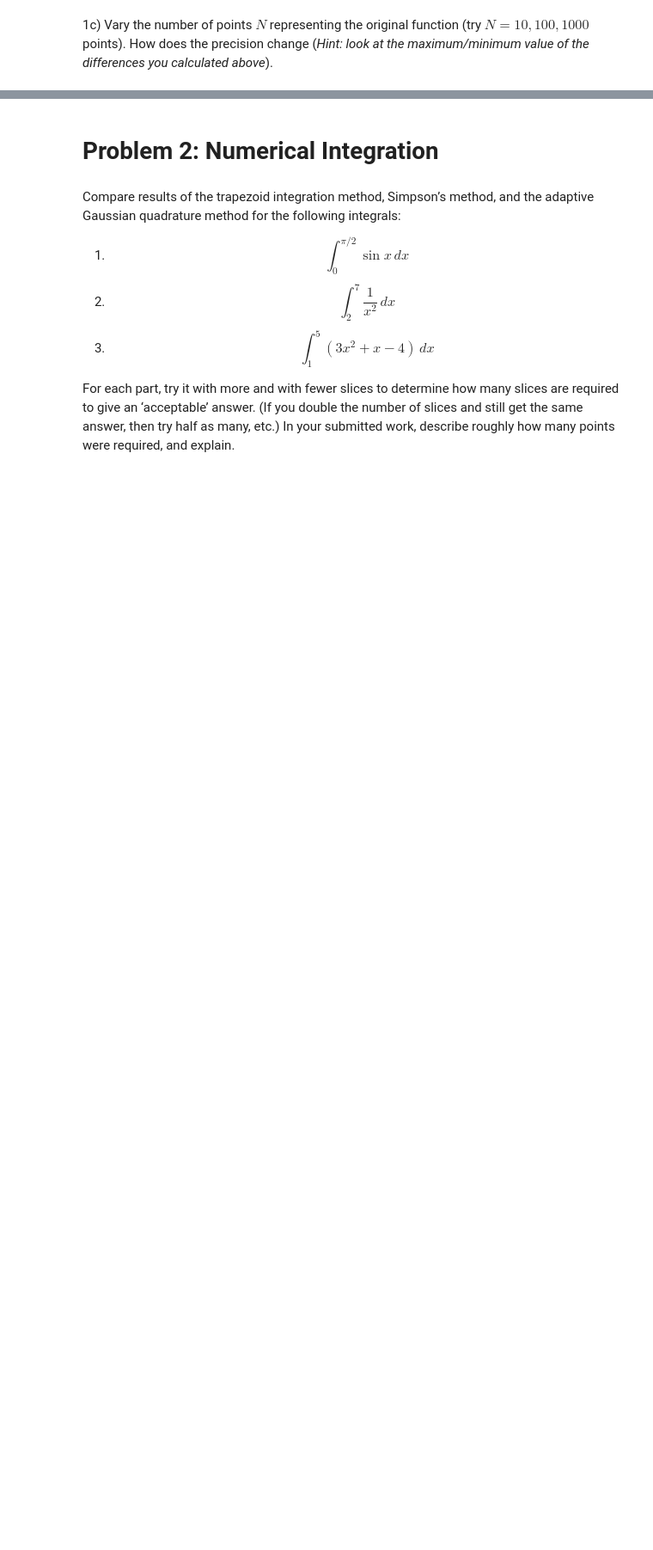
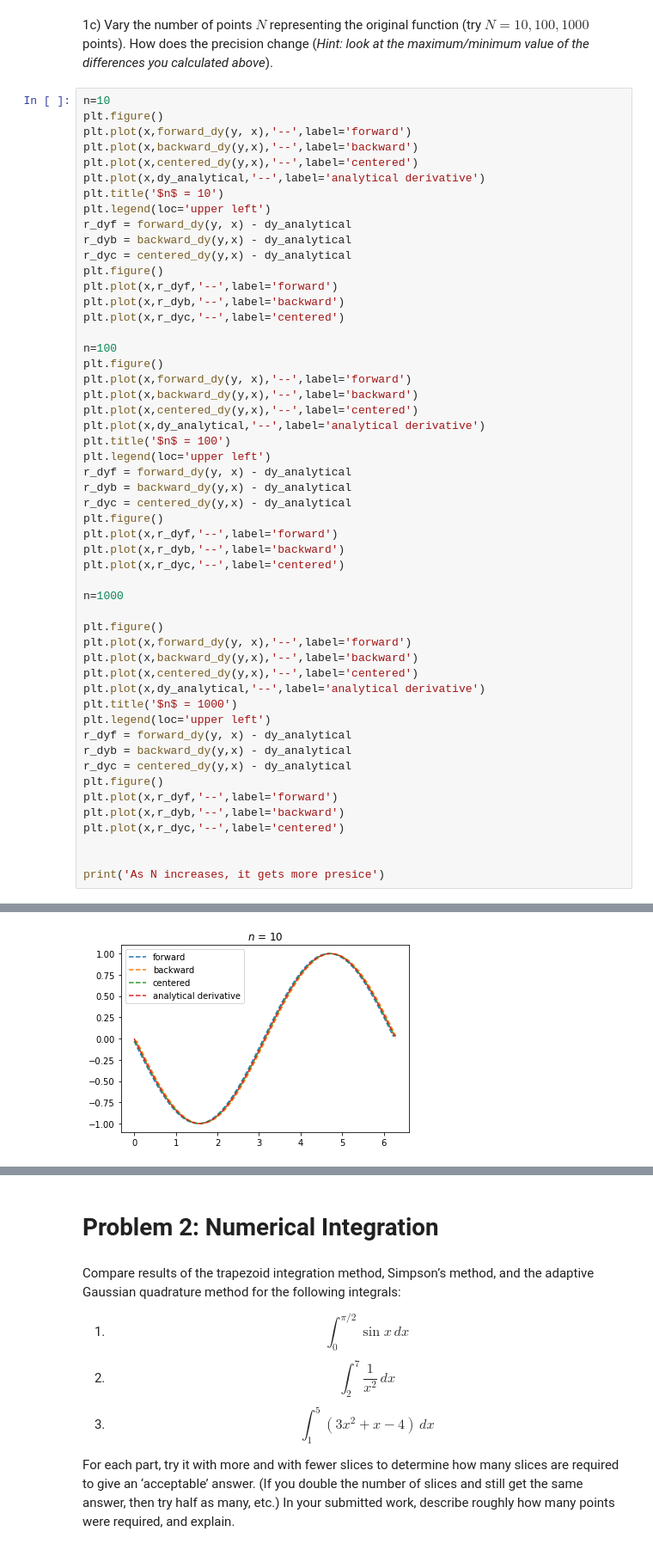
Before and after one commit to aaronsuu/astro9, a Jupyter notebook: Homework 5.ipynb, the cells around one changed output, grey strips where cells are left out. Shown at 86% size. Drawn from its saved outputs; the diff is of its cells as text; blank space fills up the shorter version.

```diff
--- a/Homework 5.ipynb
+++ b/Homework 5.ipynb
@@ -84,2 +99,55 @@ plt.legend(loc='upper left')
 # %% [markdown]
 1c) Vary the number of points $N$ representing the original function (try $N = 10, 100, 1000$ points). How does the precision change (*Hint: look at the maximum/minimum value of the differences you calculated above*).
+# %%
+n=10
+plt.figure()
+plt.plot(x,forward_dy(y, x),'--',label='forward')
+plt.plot(x,backward_dy(y,x),'--',label='backward')
+plt.plot(x,centered_dy(y,x),'--',label='centered')
+plt.plot(x,dy_analytical,'--',label='analytical derivative')
+plt.title('$n$ = 10')
+plt.legend(loc='upper left')
+r_dyf = forward_dy(y, x) - dy_analytical
+r_dyb = backward_dy(y,x) - dy_analytical
+r_dyc = centered_dy(y,x) - dy_analytical
+plt.figure()
+plt.plot(x,r_dyf,'--',label='forward')
+plt.plot(x,r_dyb,'--',label='backward')
+plt.plot(x,r_dyc,'--',label='centered')
+
+n=100
+plt.figure()
+plt.plot(x,forward_dy(y, x),'--',label='forward')
+plt.plot(x,backward_dy(y,x),'--',label='backward')
+plt.plot(x,centered_dy(y,x),'--',label='centered')
+plt.plot(x,dy_analytical,'--',label='analytical derivative')
+plt.title('$n$ = 100')
+plt.legend(loc='upper left')
+r_dyf = forward_dy(y, x) - dy_analytical
+r_dyb = backward_dy(y,x) - dy_analytical
+r_dyc = centered_dy(y,x) - dy_analytical
+plt.figure()
+plt.plot(x,r_dyf,'--',label='forward')
+plt.plot(x,r_dyb,'--',label='backward')
+plt.plot(x,r_dyc,'--',label='centered')
+
+n=1000
+
+plt.figure()
+plt.plot(x,forward_dy(y, x),'--',label='forward')
+plt.plot(x,backward_dy(y,x),'--',label='backward')
+plt.plot(x,centered_dy(y,x),'--',label='centered')
+plt.plot(x,dy_analytical,'--',label='analytical derivative')
+plt.title('$n$ = 1000')
+plt.legend(loc='upper left')
+r_dyf = forward_dy(y, x) - dy_analytical
+r_dyb = backward_dy(y,x) - dy_analytical
+r_dyc = centered_dy(y,x) - dy_analytical
+plt.figure()
+plt.plot(x,r_dyf,'--',label='forward')
+plt.plot(x,r_dyb,'--',label='backward')
+plt.plot(x,r_dyc,'--',label='centered')
+
+
+print('As N increases, it gets more presice')
+# %% [output]
@@ -85,0 +155 @@ plt.legend(loc='upper left')
+[figure, added]
```
Also changed, not shown: parts of 4 cells of this notebook.
